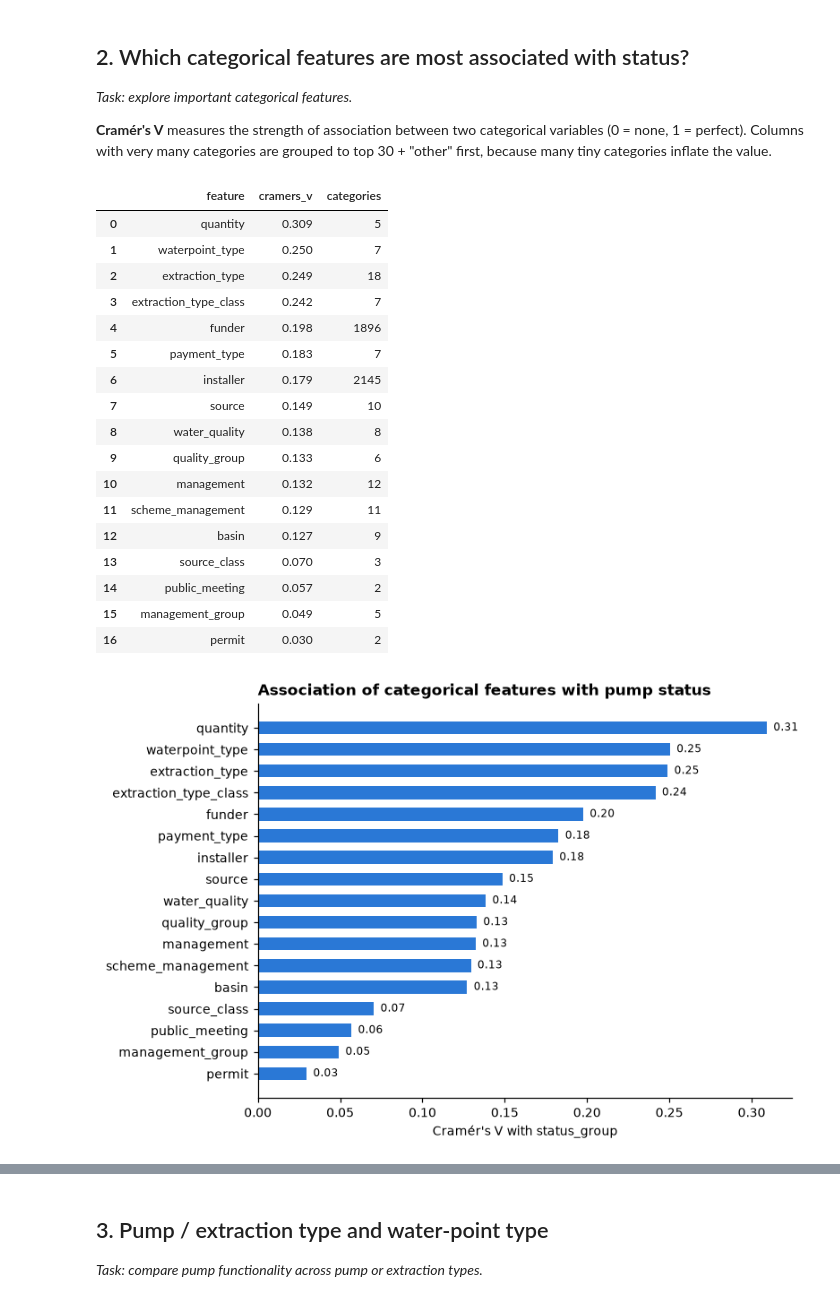
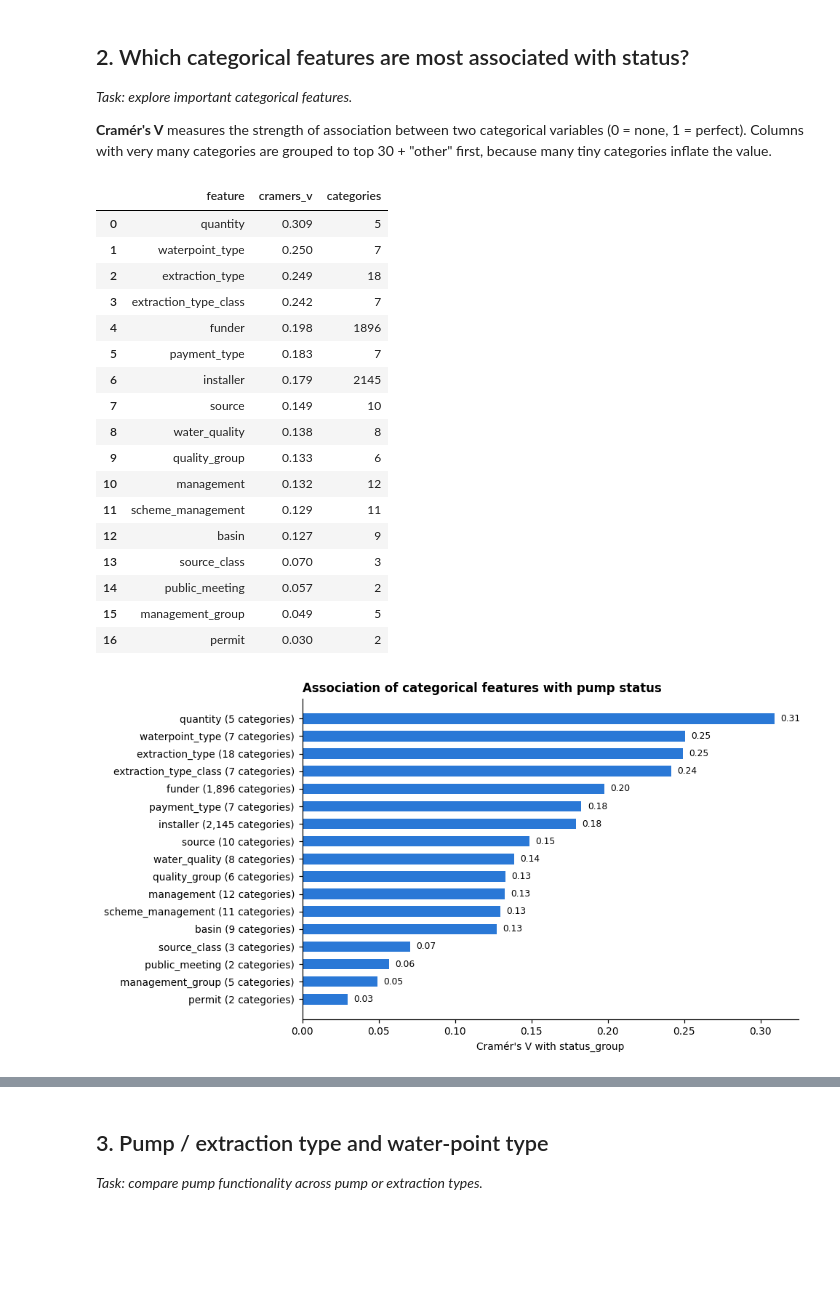
Before and after one commit to marblehub/data-circle, a Jupyter notebook: projects/water_pumps/team-WTM/notebooks/02_target_categorical_eda_taya.ipynb, the cells around one changed output, grey strips where cells are left out. Cells and saved outputs as stored; diff of their text form; code cells hidden in the pictures; blank space fills up the shorter version.

```diff
--- a/projects/water_pumps/team-WTM/notebooks/02_target_categorical_eda_taya.ipynb
+++ b/projects/water_pumps/team-WTM/notebooks/02_target_categorical_eda_taya.ipynb
@@ -82,33 +79,34 @@ for c in cat_cols:
         x = eda.lump_rare(x, top=30)
     rows.append((c, eda.cramers_v(x, df["status_group"]), df[c].nunique()))
 assoc = pd.DataFrame(rows, columns=["feature", "cramers_v", "categories"]).sort_values("cramers_v")
 
-fig, ax = plt.subplots(figsize=(7, 5.2))
-ax.barh(assoc["feature"], assoc["cramers_v"], color="#2a78d6", height=0.6)
+fig, ax = plt.subplots(figsize=(8, 5.2))
+labels = [f"{f} ({n:,} categories)" for f, n in zip(assoc["feature"], assoc["categories"])]
+ax.barh(labels, assoc["cramers_v"], color="#2a78d6", height=0.6)
 for y, v in enumerate(assoc["cramers_v"]):
     ax.text(v + 0.004, y, f"{v:.2f}", va="center", fontsize=8)
 ax.set_xlabel("Cramér's V with status_group")
 ax.set_title("Association of categorical features with pump status", loc="left", fontweight="bold")
 ax.spines[["top", "right"]].set_visible(False)
 eda.save(fig, "5_02_cramers_v_ranking");
 assoc.sort_values("cramers_v", ascending=False).round(3).reset_index(drop=True)
 # %% [output]
 |  | feature | cramers_v | categories |
 | 0 | quantity | 0.309 | 5 |
 | 1 | waterpoint_type | 0.250 | 7 |
 | 2 | extraction_type | 0.249 | 18 |
 | 3 | extraction_type_class | 0.242 | 7 |
 | 4 | funder | 0.198 | 1896 |
 | 5 | payment_type | 0.183 | 7 |
 | 6 | installer | 0.179 | 2145 |
 | 7 | source | 0.149 | 10 |
 | 8 | water_quality | 0.138 | 8 |
 | 9 | quality_group | 0.133 | 6 |
 | 10 | management | 0.132 | 12 |
 | 11 | scheme_management | 0.129 | 11 |
 | 12 | basin | 0.127 | 9 |
 | 13 | source_class | 0.070 | 3 |
 | 14 | public_meeting | 0.057 | 2 |
 | 15 | management_group | 0.049 | 5 |
 | 16 | permit | 0.030 | 2 |
-[figure, old version]
+[figure, new version]
```
Also changed, not shown: parts of 13 cells of this notebook, 9 other files.
